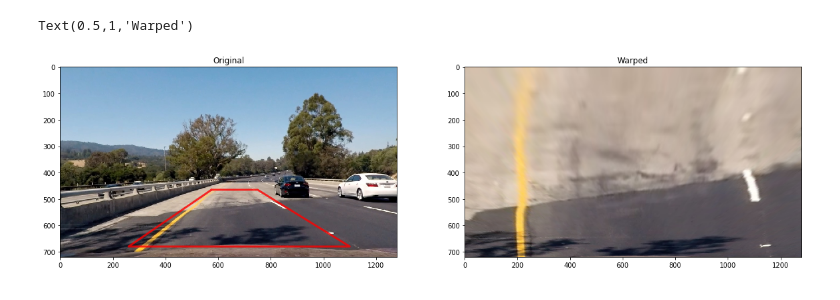
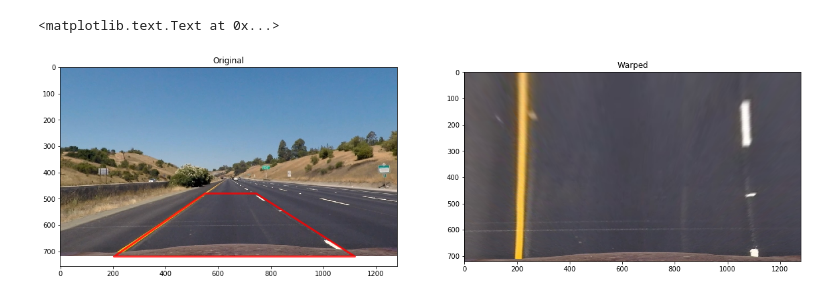
Before and after one commit to kmlee17/CarND-Advanced-Lane-Lines, a Jupyter notebook: perspective_transform.ipynb, the cells around one changed output. Drawn from its saved outputs; the diff is of its cells as text; code cells hidden in the pictures.

Commit message:
project redo, uses color thresholding, fixes perspective

```diff
--- a/perspective_transform.ipynb
+++ b/perspective_transform.ipynb
@@ -22,7 +22,7 @@ def warper(undist, src, dst):
     warped = cv2.warpPerspective(undist, M, (x, y))
     return warped, M, Minv
 # %%
-image_paths = glob.glob('test_images/test*.jpg')
+image_paths = glob.glob('test_images/*.jpg')
 images = []
 for path in image_paths:
     images.append(cv2.imread(path))
@@ -55,19 +31,22 @@ dst = np.float32([(offset,0),
+# %%
+src = np.array([[205, 720], [1120, 720], [745, 480], [550, 480]], np.float32)
+dst = np.array([[205, 720], [1120, 720], [1120, 0], [205, 0]], np.float32)
 # %%
-undist = cv2.undistort(cv2.cvtColor(images[3], cv2.COLOR_BGR2RGB), mtx, dist, None, mtx)
+undist = cv2.undistort(cv2.cvtColor(images[0], cv2.COLOR_BGR2RGB), mtx, dist, None, mtx)
 warped, M, Minv = warper(undist, src, dst)
 # %%
-x_pts = [src[0][0],src[2][0],src[3][0],src[1][0],src[0][0]]
-y_pts = [src[0][1],src[2][1],src[3][1],src[1][1],src[0][1]]
+x_pts = [src[0][0],src[3][0],src[2][0],src[1][0],src[0][0]]
+y_pts = [src[0][1],src[3][1],src[2][1],src[1][1],src[0][1]]
 
 f, ax = plt.subplots(1, 2, figsize=(20,10))
 ax[0].imshow(undist)
 ax[0].set_title('Original')
 ax[0].plot(x_pts, y_pts, color='red', alpha=0.8, linewidth=3, solid_capstyle='round')
 ax[1].imshow(warped)
 ax[1].set_title('Warped')
 # %% [output]
-Text(0.5,1,'Warped')
+<matplotlib.text.Text at 0x...>
-[figure, old version]
+[figure, new version]
 # %%
 # Save perspective transform in pickle
 perspective_pickle = {}
```
Also changed, not shown: parts of 1 cell of this notebook, 11 other files.
